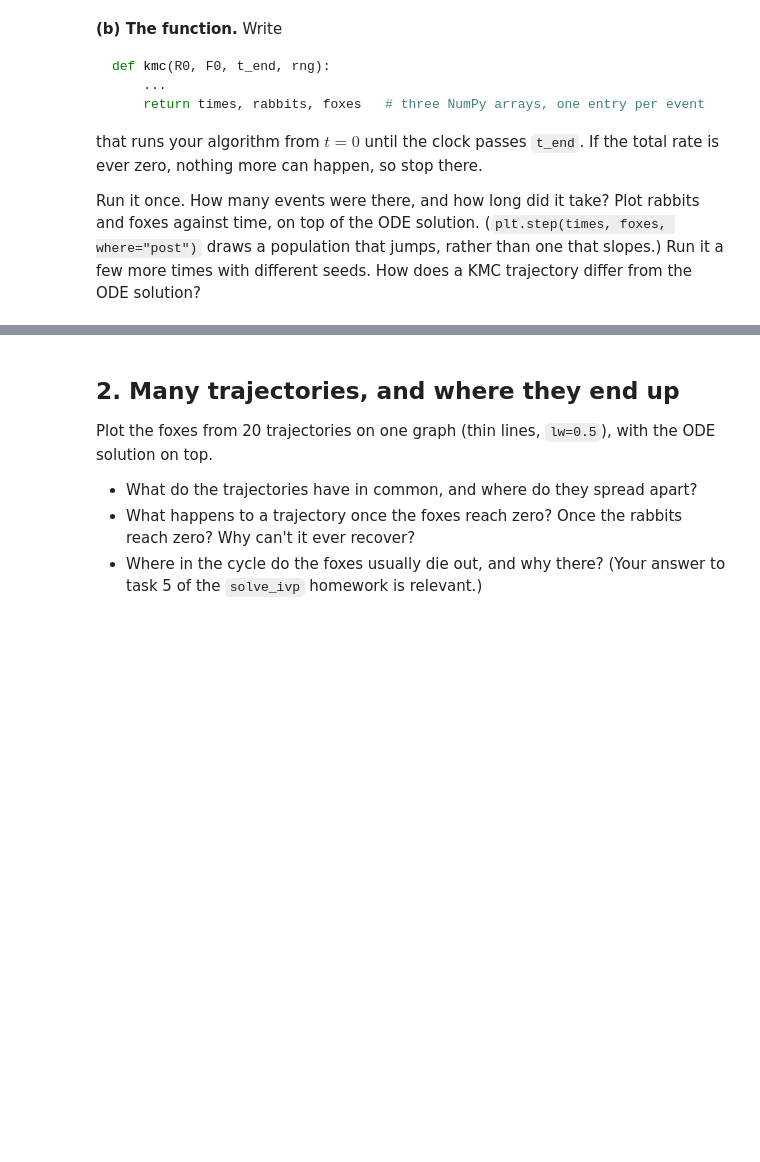
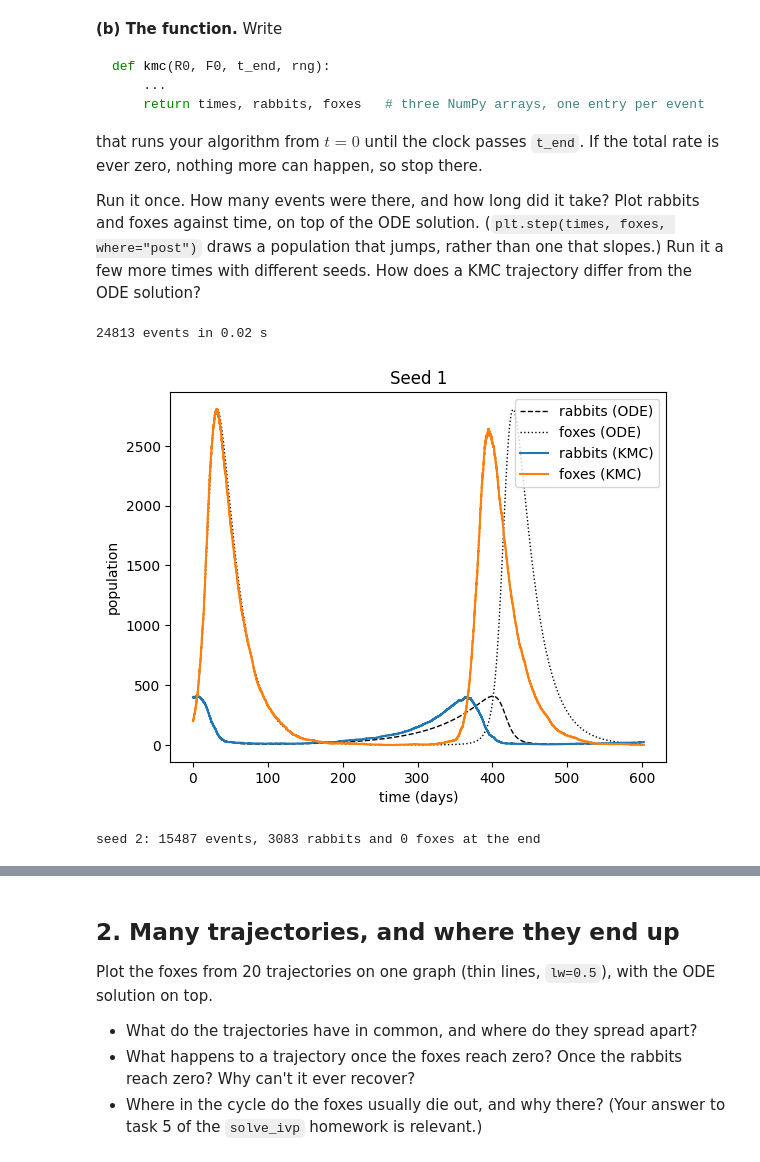
Before and after one commit to chrisgov12356/kinetic-monte-carlo, a Jupyter notebook: rabbits-and-foxes-kmc.ipynb, the cells around one changed output, grey strips where cells are left out. Cells and saved outputs as stored; diff of their text form; code cells hidden in the pictures; blank space fills up the shorter version.

Commit message:
Task 1b: write kmc function, plot trajectories against ODE

```diff
--- a/rabbits-and-foxes-kmc.ipynb
+++ b/rabbits-and-foxes-kmc.ipynb
@@ -150,3 +154,83 @@ Run it once. How many events were there, and how long did it take? Plot rabbits
 foxes against time, on top of the ODE solution. (`plt.step(times, foxes, where="post")`
 draws a population that jumps, rather than one that slopes.) Run it a few more times
 with different seeds. How does a KMC trajectory differ from the ODE solution?
+# %%
+def kmc(R0, F0, t_end, rng):
+    """Rejection-free kinetic Monte Carlo for rabbits and foxes.
+    Returns times, rabbits, foxes: NumPy arrays with one entry per event."""
+    t, R, F = 0.0, R0, F0
+    times, rabbits, foxes = [t], [R], [F]
+
+    while t < t_end:
+        # Step 2: the four rates in the current state
+        r1 = k1 * R          # rabbit born
+        r2 = k2 * R * F      # rabbit eaten
+        r3 = k3 * R * F      # fox born
+        r4 = k4 * F          # fox dies
+        Q = r1 + r2 + r3 + r4
+
+        # Step 3: if nothing can happen, stop
+        if Q == 0:
+            break
+
+        # Step 4: pick an event. 1 - rng.random() is in (0, 1]
+        uQ = (1 - rng.random()) * Q
+        if uQ <= r1:
+            R += 1
+        elif uQ <= r1 + r2:
+            R -= 1
+        elif uQ <= r1 + r2 + r3:
+            F += 1
+        elif uQ <= Q:
+            F -= 1
+        else:
+            raise RuntimeError(f"No event chosen: uQ={uQ}, Q={Q}")
+
+        # Let bugs shout
+        if R < 0 or F < 0:
+            raise RuntimeError(f"Negative population at t={t}: R={R}, F={F}")
+
+        # Step 6: advance the clock by an exponentially distributed time
+        t += np.log(1 / (1 - rng.random())) / Q
+
+        times.append(t)
+        rabbits.append(R)
+        foxes.append(F)
+
+    return np.array(times), np.array(rabbits), np.array(foxes)
+
+
+# One run, timed
+rng = np.random.default_rng(1)
+start = time.perf_counter()
+times, rabbits, foxes = kmc(R0, F0, t_end, rng)
+elapsed = time.perf_counter() - start
+print(f"{len(times) - 1} events in {elapsed:.2f} s")
+
+plt.plot(t_ode, R_ode, "k--", lw=1, label="rabbits (ODE)")
+plt.plot(t_ode, F_ode, "k:", lw=1, label="foxes (ODE)")
+plt.step(times, rabbits, where="post", label="rabbits (KMC)")
+plt.step(times, foxes, where="post", label="foxes (KMC)")
+plt.xlabel("time (days)")
+plt.ylabel("population")
+plt.title("Seed 1")
+plt.legend()
+plt.show()
+
+# A few more seeds
+for seed in [2, 3, 4]:
+    times, rabbits, foxes = kmc(R0, F0, t_end, np.random.default_rng(seed))
+    print(f"seed {seed}: {len(times) - 1} events, "
+          f"{rabbits[-1]} rabbits and {foxes[-1]} foxes at the end")
+    plt.plot(t_ode, F_ode, "k:", lw=1, label="foxes (ODE)")
+    plt.step(times, rabbits, where="post", label="rabbits (KMC)")
+    plt.step(times, foxes, where="post", label="foxes (KMC)")
+    plt.xlabel("time (days)")
+    plt.ylabel("population")
+    plt.title(f"Seed {seed}")
+    plt.legend()
+    plt.show()
+# %% [output]
+24813 events in 0.02 s
+[figure, added]
+seed 2: 15487 events, 3083 rabbits and 0 foxes at the end
```
Also changed, not shown: parts of 4 cells of this notebook.
